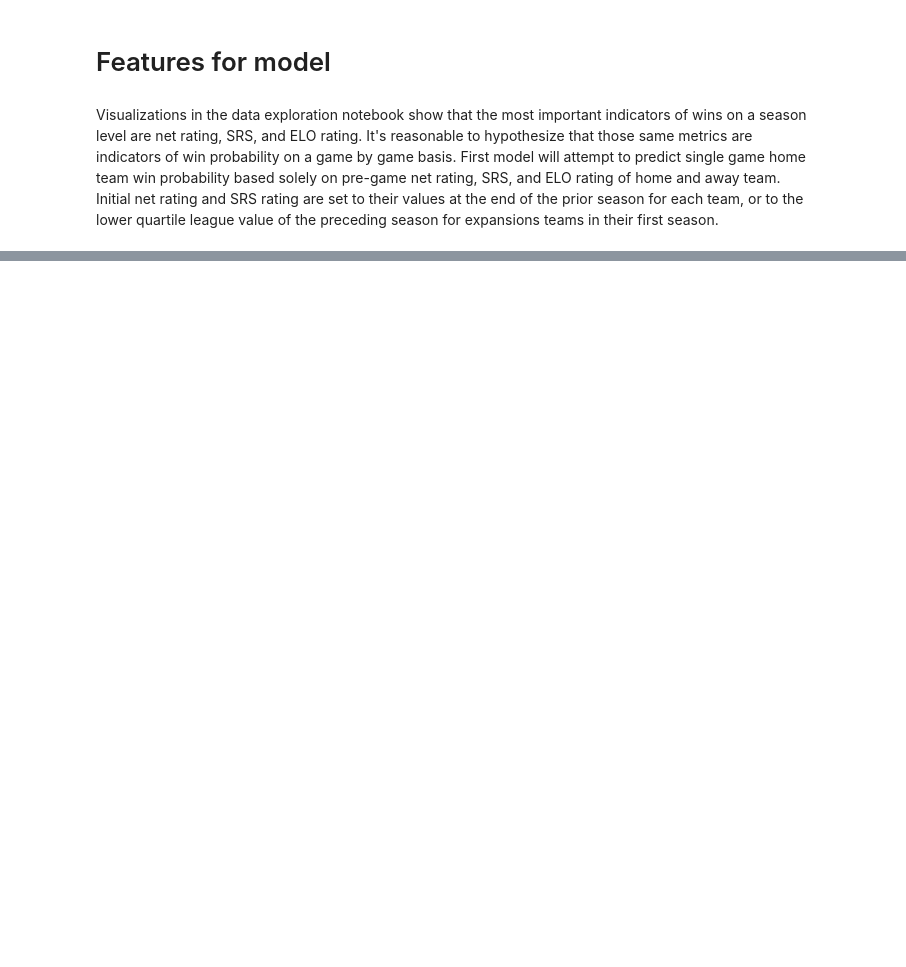
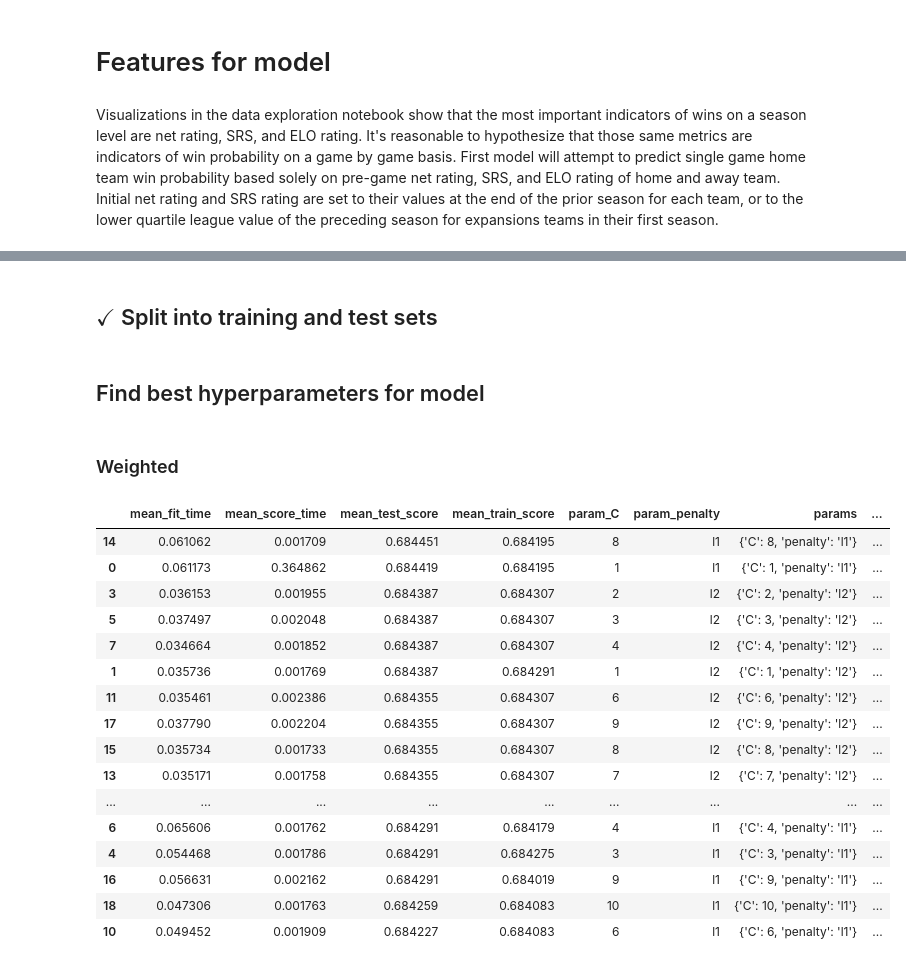
Before and after one commit to JKasakyan/nba-win-prob-model, a Jupyter notebook: Src/model_building.ipynb, the cells around one changed output, grey strips where cells are left out. Cells and saved outputs as stored; diff of their text form; code cells hidden in the pictures; blank space fills up the shorter version.

Commit message:
train and test logistic regression model

```diff
--- a/Src/model_building.ipynb
+++ b/Src/model_building.ipynb
@@ -380,0 +459,35 @@ weighted_df.to_csv("../Data/feature_df_weighted.csv")
+# %%
+weighted_X_train = []
+weighted_y_train = []
+weighted_X_test = []
+weighted_y_test = []
+unweighted_X_train = []
+unweighted_y_train = []
+unweighted_X_test = []
+unweighted_y_test = []
+for _, g in weighted_X.iterrows():
+    if g["season"] in train_seasons:
+        weighted_X_train.append(g)
+        weighted_y_train.append(weighted_y.loc[g.name])
+    else:
+        weighted_X_test.append(g)
+        weighted_y_test.append(weighted_y.loc[g.name])
+for _, g in unweighted_X.iterrows():
+    if g["season"] in train_seasons:
+        unweighted_X_train.append(g)
+        unweighted_y_train.append(unweighted_y.loc[g.name])
+    else:
+        unweighted_X_test.append(g)
+        unweighted_y_test.append(unweighted_y.loc[g.name])
+weighted_X_train = pd.DataFrame(weighted_X_train).drop("season", axis=1)
+weighted_y_train = pd.DataFrame(weighted_y_train)["result"]
+weighted_X_test = pd.DataFrame(weighted_X_test).drop("season", axis=1)
+weighted_y_test = pd.DataFrame(weighted_y_test)["result"]
+unweighted_X_train = pd.DataFrame(unweighted_X_train).drop("season", axis=1)
+unweighted_y_train = pd.DataFrame(unweighted_y_train)["result"]
+unweighted_X_test = pd.DataFrame(unweighted_X_test).drop("season", axis=1)
+unweighted_y_test = pd.DataFrame(unweighted_y_test)["result"]
+Xs = [weighted_X_train, weighted_X_test, unweighted_X_train, unweighted_X_test]
+ys = [weighted_y_train, weighted_y_test, unweighted_y_train, unweighted_y_test]
+for X, y in zip(Xs, ys):
+    print((X.index == y.index).all())
@@ -380,0 +535,33 @@ weighted_df.to_csv("../Data/feature_df_weighted.csv")
+# %% [markdown]
+## $\checkmark$ Split into training and test sets
+# %% [markdown]
+## Find best hyperparameters for model
+# %% [markdown]
+### Weighted
+# %%
+log = LogisticRegression()
+parameters = {
+    "penalty": ["l1", "l2"],
+    "C": list(range(1,11))
+}
+weighted_clf = GridSearchCV(log, parameters)
+weighted_clf.fit(weighted_X_train, weighted_y_train)
+pd.DataFrame(weighted_clf.cv_results_).sort_values("mean_test_score", ascending=False)
+# %% [output]
+|  | mean_fit_time | mean_score_time | mean_test_score | mean_train_score | param_C | param_penalty | params | ... |
+| 14 | 0.061062 | 0.001709 | 0.684451 | 0.684195 | 8 | l1 | {'C': 8, 'penalty': 'l1'} | ... |
+| 0 | 0.061173 | 0.364862 | 0.684419 | 0.684195 | 1 | l1 | {'C': 1, 'penalty': 'l1'} | ... |
+| 3 | 0.036153 | 0.001955 | 0.684387 | 0.684307 | 2 | l2 | {'C': 2, 'penalty': 'l2'} | ... |
+| 5 | 0.037497 | 0.002048 | 0.684387 | 0.684307 | 3 | l2 | {'C': 3, 'penalty': 'l2'} | ... |
+| 7 | 0.034664 | 0.001852 | 0.684387 | 0.684307 | 4 | l2 | {'C': 4, 'penalty': 'l2'} | ... |
+| 1 | 0.035736 | 0.001769 | 0.684387 | 0.684291 | 1 | l2 | {'C': 1, 'penalty': 'l2'} | ... |
+| 11 | 0.035461 | 0.002386 | 0.684355 | 0.684307 | 6 | l2 | {'C': 6, 'penalty': 'l2'} | ... |
+| 17 | 0.037790 | 0.002204 | 0.684355 | 0.684307 | 9 | l2 | {'C': 9, 'penalty': 'l2'} | ... |
+| 15 | 0.035734 | 0.001733 | 0.684355 | 0.684307 | 8 | l2 | {'C': 8, 'penalty': 'l2'} | ... |
+| 13 | 0.035171 | 0.001758 | 0.684355 | 0.684307 | 7 | l2 | {'C': 7, 'penalty': 'l2'} | ... |
+| ... | ... | ... | ... | ... | ... | ... | ... | ... |
+| 6 | 0.065606 | 0.001762 | 0.684291 | 0.684179 | 4 | l1 | {'C': 4, 'penalty': 'l1'} | ... |
+| 4 | 0.054468 | 0.001786 | 0.684291 | 0.684275 | 3 | l1 | {'C': 3, 'penalty': 'l1'} | ... |
+| 16 | 0.056631 | 0.002162 | 0.684291 | 0.684019 | 9 | l1 | {'C': 9, 'penalty': 'l1'} | ... |
+| 18 | 0.047306 | 0.001763 | 0.684259 | 0.684083 | 10 | l1 | {'C': 10, 'penalty': 'l1'} | ... |
+| 10 | 0.049452 | 0.001909 | 0.684227 | 0.684083 | 6 | l1 | {'C': 6, 'penalty': 'l1'} | ... |
```
Also changed, not shown: parts of 32 cells of this notebook.
